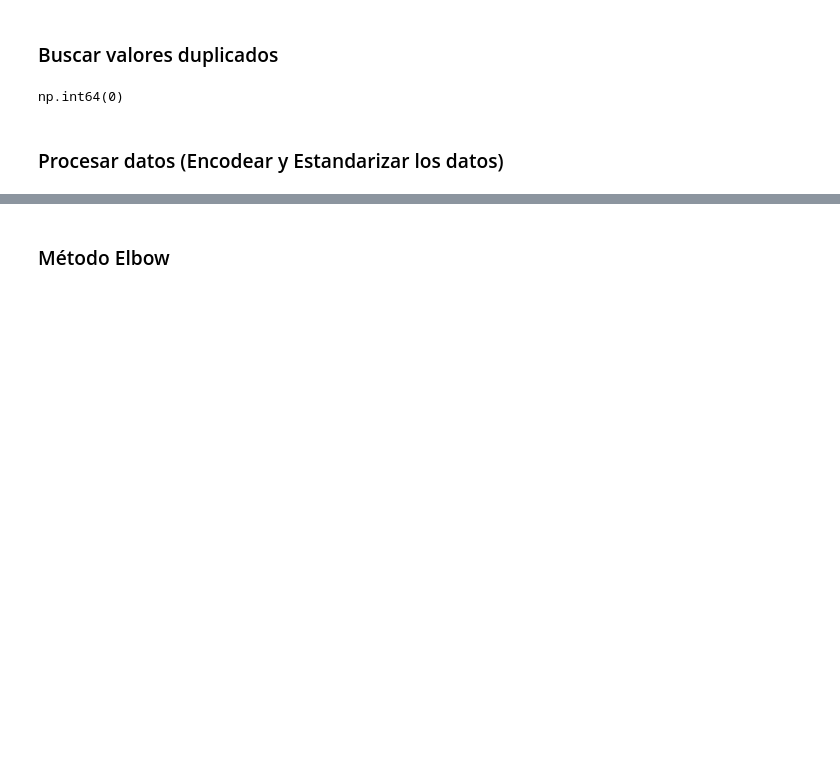
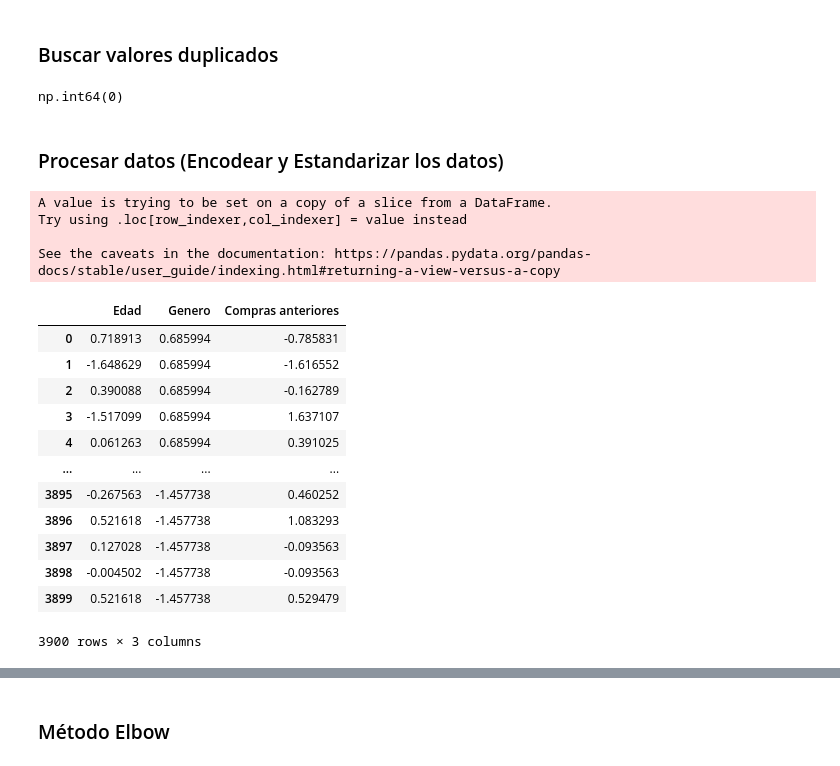
Before and after one commit to RalphNM1/InteligenciaArtificial, a Jupyter notebook: Ejercicios/Clustering/Clustering.ipynb, the cells around one changed output, grey strips where cells are left out. Cells and saved outputs as stored; diff of their text form; code cells hidden in the pictures; blank space fills up the shorter version.

```diff
--- a/Ejercicios/Clustering/Clustering.ipynb
+++ b/Ejercicios/Clustering/Clustering.ipynb
@@ -114,0 +99,35 @@ df_c =pd.DataFrame(scaler.fit_transform(df_),columns=df_.columns)
+# %%
+from sklearn.preprocessing import LabelEncoder, StandardScaler
+import pandas as pd
+
+# Inicializar el LabelEncoder y el StandardScaler
+label_encoder = LabelEncoder()
+scaler = StandardScaler()
+
+# Codificar 'Genero' y normalizar las columnas relevantes
+df['Genero'] = label_encoder.fit_transform(df['Genero'])
+df_reducido = df[['Edad', 'Genero', 'Compras anteriores']]
+
+# Normalizar las columnas seleccionadas
+df_reducido[['Edad', 'Genero', 'Compras anteriores']] = scaler.fit_transform(df_reducido[['Edad', 'Genero', 'Compras anteriores']])
+
+# Mostrar el DataFrame reducido con los cambios
+df_reducido
+# %% [output]
+A value is trying to be set on a copy of a slice from a DataFrame.
+Try using .loc[row_indexer,col_indexer] = value instead
+
+See the caveats in the documentation: https://pandas.pydata.org/pandas-docs/stable/user_guide/indexing.html#returning-a-view-versus-a-copy
+|  | Edad | Genero | Compras anteriores |
+| 0 | 0.718913 | 0.685994 | -0.785831 |
+| 1 | -1.648629 | 0.685994 | -1.616552 |
+| 2 | 0.390088 | 0.685994 | -0.162789 |
+| 3 | -1.517099 | 0.685994 | 1.637107 |
+| 4 | 0.061263 | 0.685994 | 0.391025 |
+| ... | ... | ... | ... |
+| 3895 | -0.267563 | -1.457738 | 0.460252 |
+| 3896 | 0.521618 | -1.457738 | 1.083293 |
+| 3897 | 0.127028 | -1.457738 | -0.093563 |
+| 3898 | -0.004502 | -1.457738 | -0.093563 |
+| 3899 | 0.521618 | -1.457738 | 0.529479 |
+3900 rows × 3 columns
```
Also changed, not shown: parts of 9 cells of this notebook.
